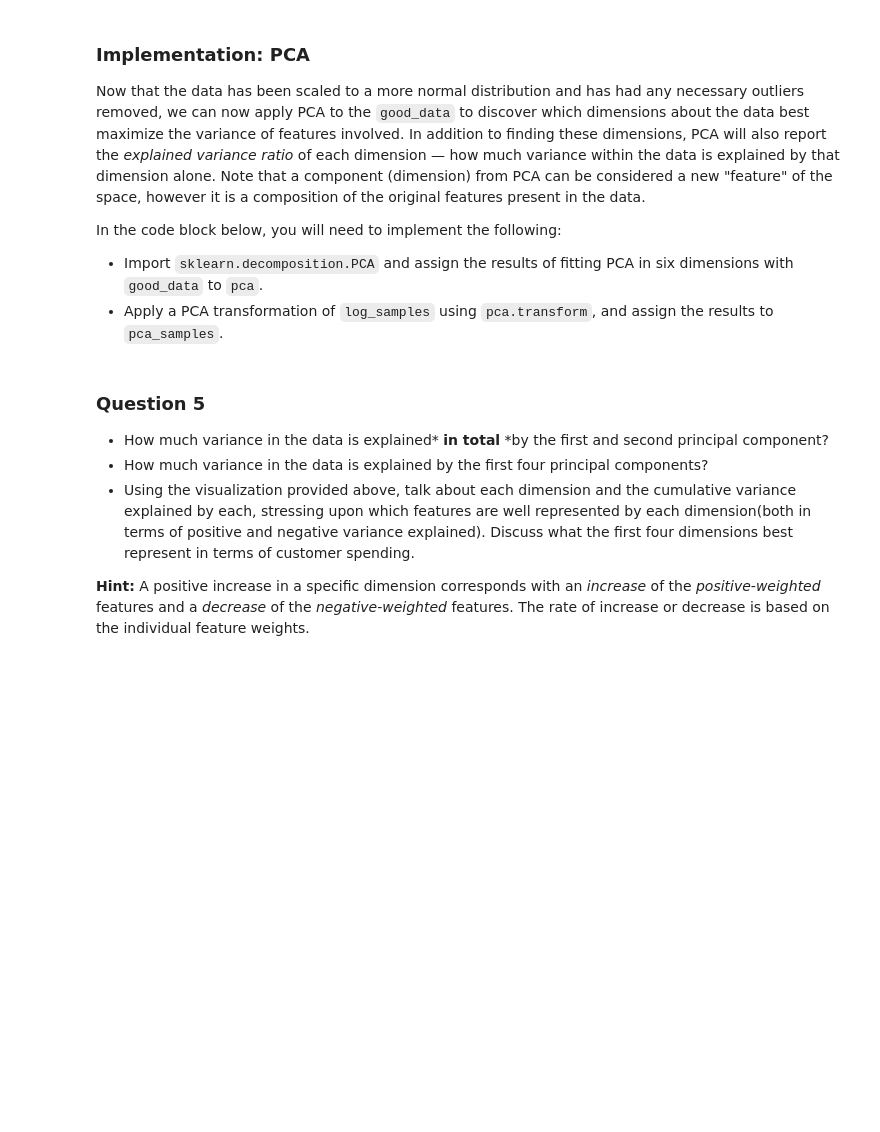
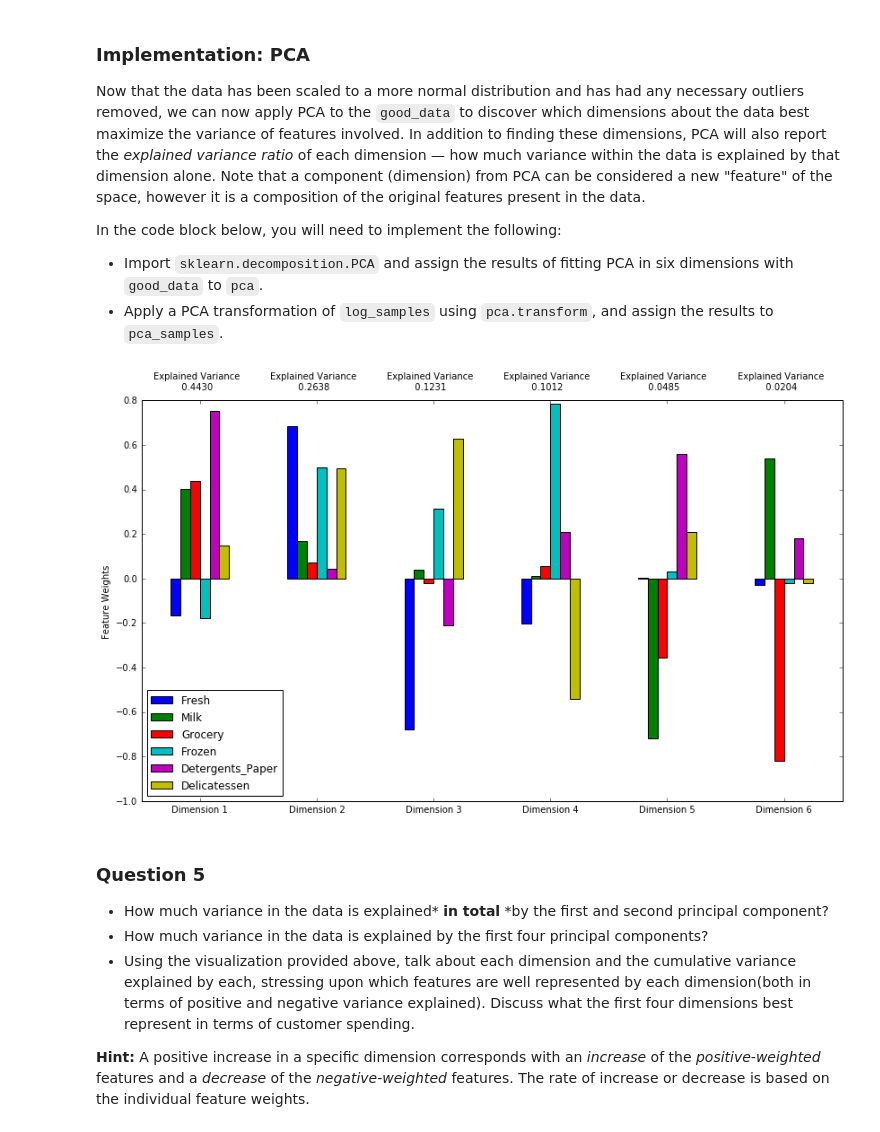
Before and after one commit to Sup-Dev/machine-learning, a Jupyter notebook: projects/customer_segments/customer_segments.ipynb, the cells around one changed output. Saved outputs shown, nothing was run; the diff lists cells and outputs as text; code cells hidden in the pictures; blank space fills up the shorter version.

```diff
--- a/projects/customer_segments/customer_segments.ipynb
+++ b/projects/customer_segments/customer_segments.ipynb
@@ -223,24 +223,38 @@ In the code block below, you will need to implement the following:
 **NOTE:** If you choose to remove any outliers, ensure that the sample data does not contain any of these points!
 Once you have performed this implementation, the dataset will be stored in the variable `good_data`.
 # %%
+outlier_items = {}
+
 # For each feature find the data points with extreme high or low values
 for feature in log_data.keys():
 
     # TODO: Calculate Q1 (25th percentile of the data) for the given feature
-    Q1 = None
+    Q1 = np.percentile(log_data[feature], 25)
 
     # TODO: Calculate Q3 (75th percentile of the data) for the given feature
-    Q3 = None
+    Q3 = np.percentile(log_data[feature], 75)
 
     # TODO: Use the interquartile range to calculate an outlier step (1.5 times the interquartile range)
-    step = None
+    step = 1.5 * (Q3 - Q1)
 
     # Display the outliers
     print("Data points considered outliers for the feature '{}':".format(feature))
     display(log_data[~((log_data[feature] >= Q1 - step) & (log_data[feature] <= Q3 + step))])
 
+    for outlier in log_data[~((log_data[feature] >= Q1 - step) & (log_data[feature] <= Q3 + step))].index:
+        if outlier not in outlier_items:
+            outlier_items[outlier] = [feature]
+        else:
+            outlier_items[outlier].append(feature)
+
 # OPTIONAL: Select the indices for data points you wish to remove
 outliers  = []
+for k, v in outlier_items.items():
+    if len(v) > 1:
+        outliers.append(k)
+
+print("Data points that are outliers in more than one feature")
+print(outliers)
 
 # Remove the outliers, if any were specified
 good_data = log_data.drop(log_data.index[outliers]).reset_index(drop = True)
@@ -265,14 +348,19 @@ In the code block below, you will need to implement the following:
  - Import `sklearn.decomposition.PCA` and assign the results of fitting PCA in six dimensions with `good_data` to `pca`.
  - Apply a PCA transformation of `log_samples` using `pca.transform`, and assign the results to `pca_samples`.
 # %%
+from sklearn.decomposition import PCA
+
 # TODO: Apply PCA by fitting the good data with the same number of dimensions as features
-pca = None
+pca = PCA()
+pca.fit(good_data)
 
 # TODO: Transform log_samples using the PCA fit above
-pca_samples = None
+pca_samples = pca.transform(log_samples)
 
 # Generate PCA results plot
 pca_results = vs.pca_results(good_data, pca)
+# %% [output]
+[figure, added]
 # %% [markdown]
 ### Question 5
 
```
Also changed, not shown: parts of 28 cells of this notebook, 1 other file.
